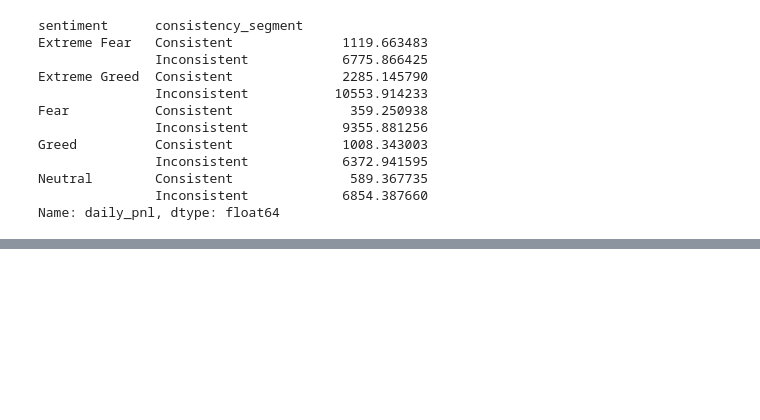
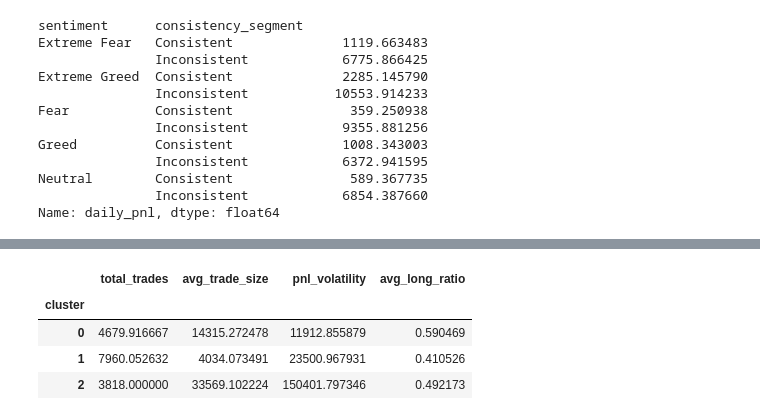
Before and after one commit to Raul-Akhuli/trader-sentiment-analysis, a Jupyter notebook: notebook_1.ipynb, the cells around one changed output, grey strips where cells are left out. Saved outputs shown, nothing was run; the diff lists cells and outputs as text; code cells hidden in the pictures; blank space fills up the shorter version.

```diff
--- a/notebook_1.ipynb
+++ b/notebook_1.ipynb
@@ -274,0 +336,42 @@ plt.show()
+# %%
+trader_summary = data.groupby('account').agg({
+    'daily_pnl': ['mean', 'std'],
+    'trades_count': 'sum',
+    'avg_trade_size': 'mean',
+    'long_ratio': 'mean'
+}).reset_index()
+# %%
+trader_summary.columns = [
+    'account',
+    'avg_pnl',
+    'pnl_volatility',
+    'total_trades',
+    'avg_trade_size',
+    'avg_long_ratio'
+]
+# %%
+features1 = [
+    'total_trades',
+    'avg_trade_size',
+    'pnl_volatility',
+    'avg_long_ratio'
+]
+# %%
+from sklearn.preprocessing import StandardScaler
+from sklearn.cluster import KMeans
+
+X = trader_summary[features1]
+
+scaler = StandardScaler()
+X_scaled = scaler.fit_transform(X)
+
+kmeans = KMeans(n_clusters=3, random_state=42)
+trader_summary['cluster'] = kmeans.fit_predict(X_scaled)
+
+trader_summary.groupby('cluster')[features1].mean()
+# %% [output]
+|  | total_trades | avg_trade_size | pnl_volatility | avg_long_ratio |
+| cluster |  |  |  |  |
+| 0 | 4679.916667 | 14315.272478 | 11912.855879 | 0.590469 |
+| 1 | 7960.052632 | 4034.073491 | 23500.967931 | 0.410526 |
+| 2 | 3818.000000 | 33569.102224 | 150401.797346 | 0.492173 |
```
Also changed, not shown: parts of 15 cells of this notebook, 4 other files.
